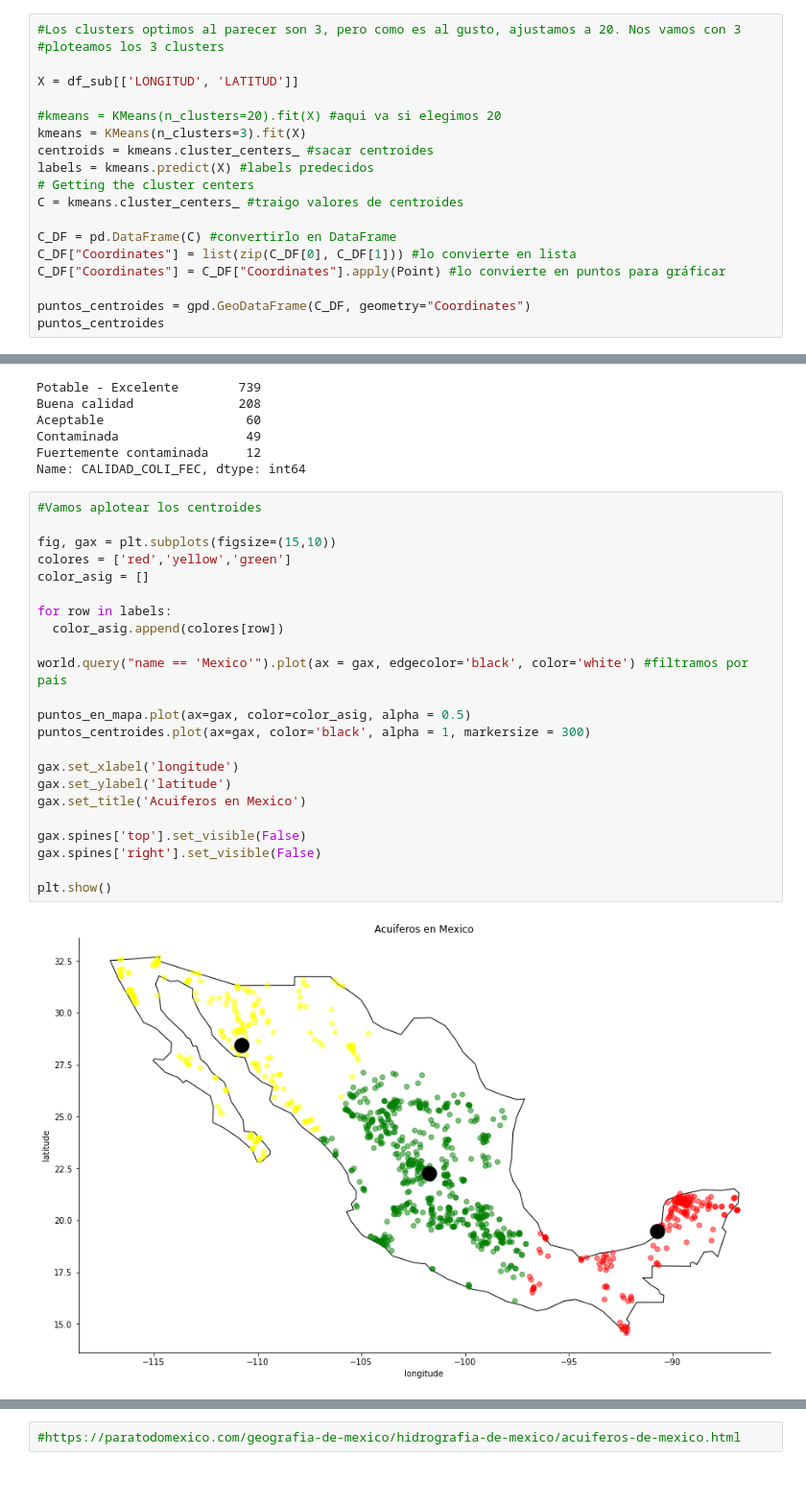
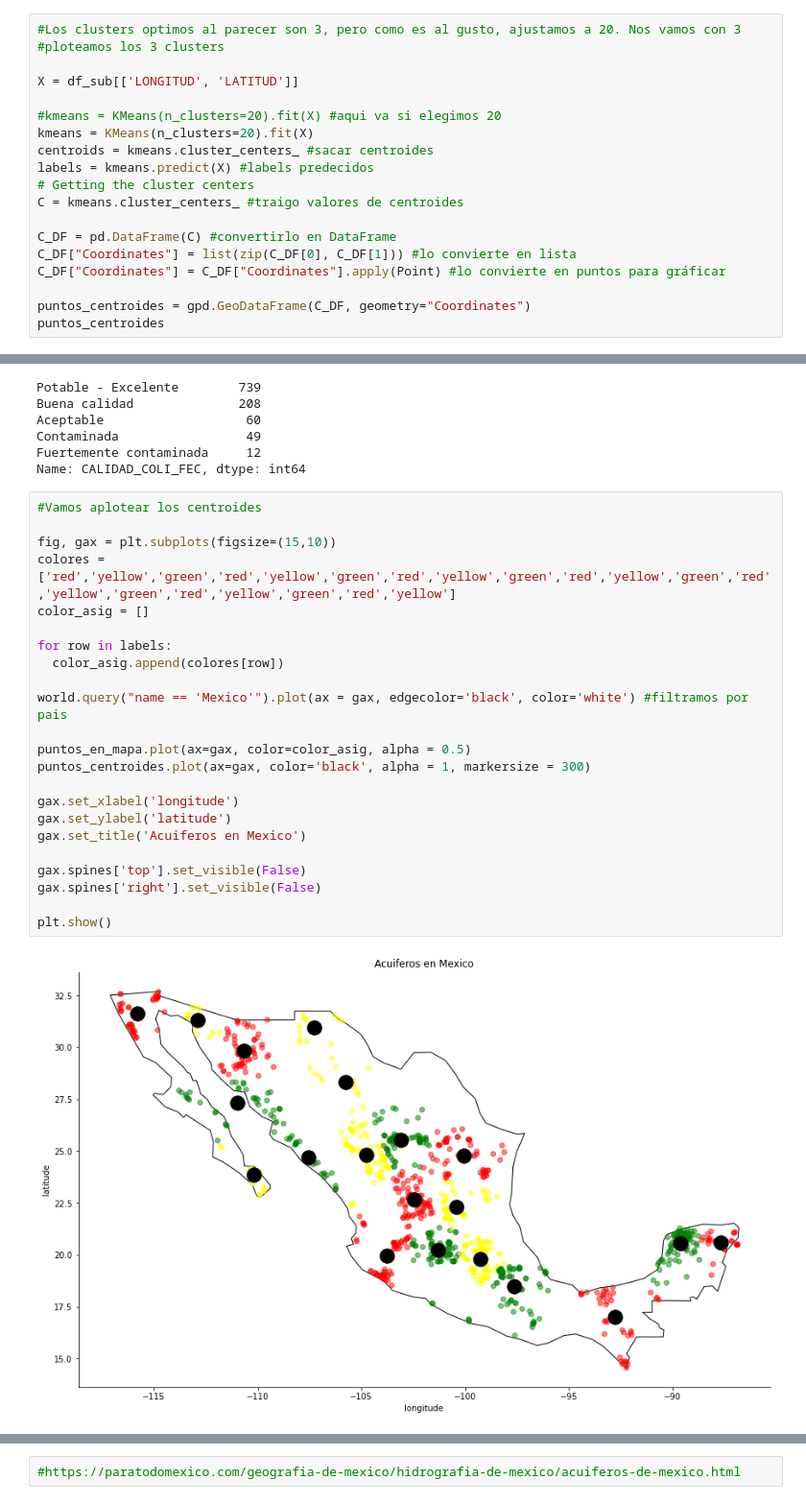
Before and after one commit to PosgradoMNA/actividades-del-projecto-equipo_32, a Jupyter notebook: Aguas_profundas_del_MNA.ipynb, the cells around one changed output, grey strips where cells are left out. Shown at 96% size. Cells and saved outputs as stored; diff of their text form.

```diff
--- a/Aguas_profundas_del_MNA.ipynb
+++ b/Aguas_profundas_del_MNA.ipynb
@@ -679,7 +684,7 @@ plt.show()
 X = df_sub[['LONGITUD', 'LATITUD']]
 
 #kmeans = KMeans(n_clusters=20).fit(X) #aqui va si elegimos 20
-kmeans = KMeans(n_clusters=3).fit(X)
+kmeans = KMeans(n_clusters=20).fit(X)
 centroids = kmeans.cluster_centers_ #sacar centroides
 labels = kmeans.predict(X) #labels predecidos
 # Getting the cluster centers
@@ -801,27 +823,27 @@ Name: CALIDAD_COLI_FEC, dtype: int64
 # %%
 #Vamos aplotear los centroides
 
 fig, gax = plt.subplots(figsize=(15,10))
-colores = ['red','yellow','green']
+colores = ['red','yellow','green','red','yellow','green','red','yellow','green','red','yellow','green','red','yellow','green','red','yellow','green','red','yellow']
 color_asig = []
 
 for row in labels:
   color_asig.append(colores[row])
 
 world.query("name == 'Mexico'").plot(ax = gax, edgecolor='black', color='white') #filtramos por pais
 
 puntos_en_mapa.plot(ax=gax, color=color_asig, alpha = 0.5)
 puntos_centroides.plot(ax=gax, color='black', alpha = 1, markersize = 300)
 
 gax.set_xlabel('longitude')
 gax.set_ylabel('latitude')
 gax.set_title('Acuiferos en Mexico')
 
 gax.spines['top'].set_visible(False)
 gax.spines['right'].set_visible(False)
 
 plt.show()
 # %% [output]
-[figure, old version]
+[figure, new version]
 # %%
 #La propuesta de rigo
```
Also changed, not shown: parts of 21 cells of this notebook.
